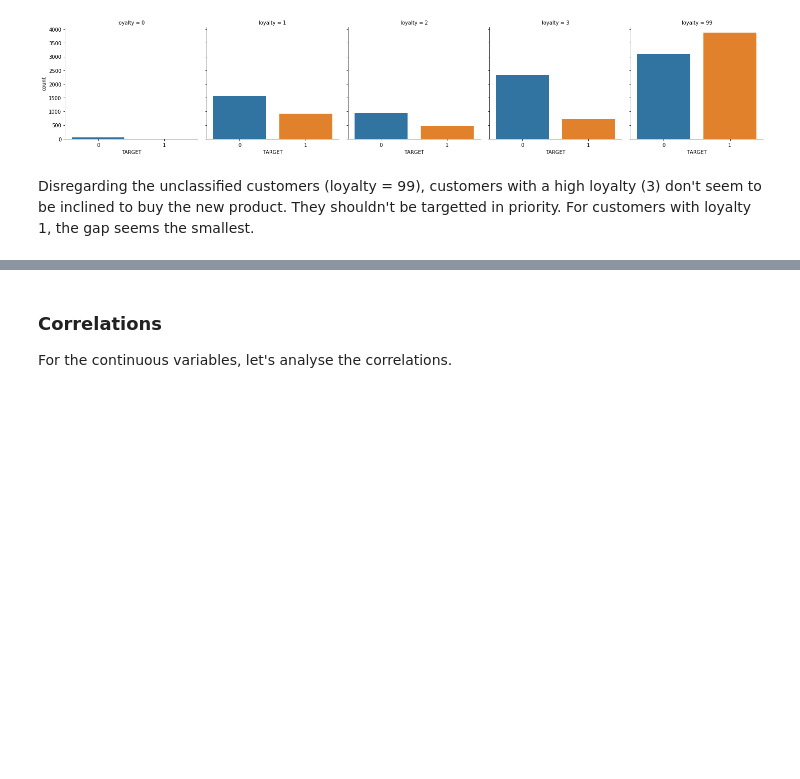
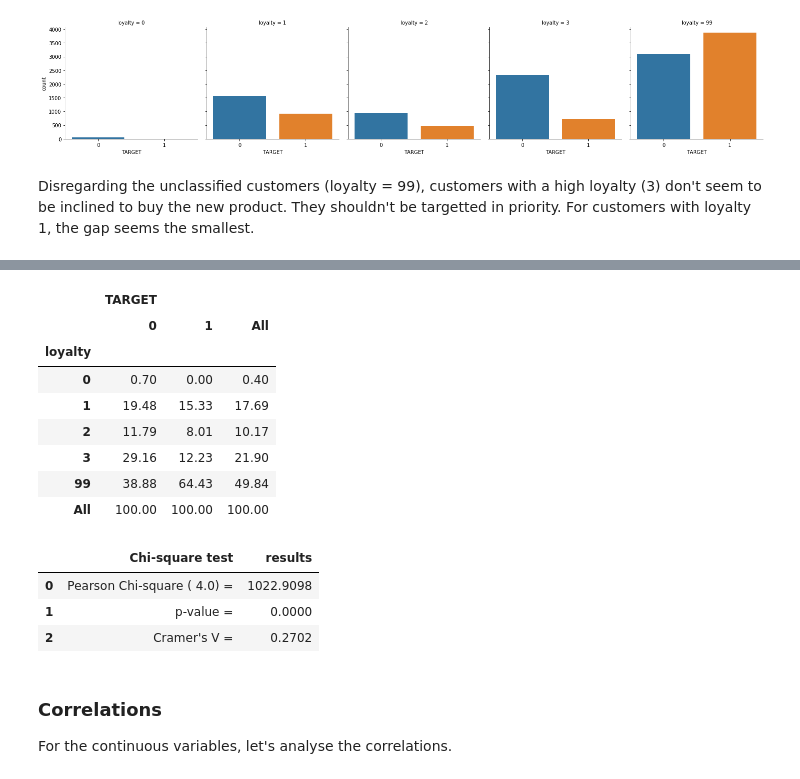
Before and after one commit to cnoza/DataAnalysis, a Jupyter notebook: _Projects/Insurance/Insurance.ipynb, the cells around one changed output, grey strips where cells are left out. Drawn from its saved outputs; the diff is of its cells as text; code cells hidden in the pictures; blank space fills up the shorter version.

```diff
--- a/_Projects/Insurance/Insurance.ipynb
+++ b/_Projects/Insurance/Insurance.ipynb
@@ -496,3 +564,24 @@ Disregarding the unclassified customers (loyalty = 99), customers with a high lo
+# %%
+import researchpy as rp
+table, results = rp.crosstab(data.loyalty, data.TARGET, prop= 'col', test= 'chi-square')
+table
+# %% [output]
+|  | TARGET |  |  |
+|  | 0 | 1 | All |
+| loyalty |  |  |  |
+| 0 | 0.70 | 0.00 | 0.40 |
+| 1 | 19.48 | 15.33 | 17.69 |
+| 2 | 11.79 | 8.01 | 10.17 |
+| 3 | 29.16 | 12.23 | 21.90 |
+| 99 | 38.88 | 64.43 | 49.84 |
+| All | 100.00 | 100.00 | 100.00 |
+# %%
+results
+# %% [output]
+|  | Chi-square test | results |
+| 0 | Pearson Chi-square ( 4.0) = | 1022.9098 |
+| 1 | p-value = | 0.0000 |
+| 2 | Cramer's V = | 0.2702 |
 # %% [markdown]
 ### Correlations
 
```
Also changed, not shown: parts of 12 cells of this notebook.
